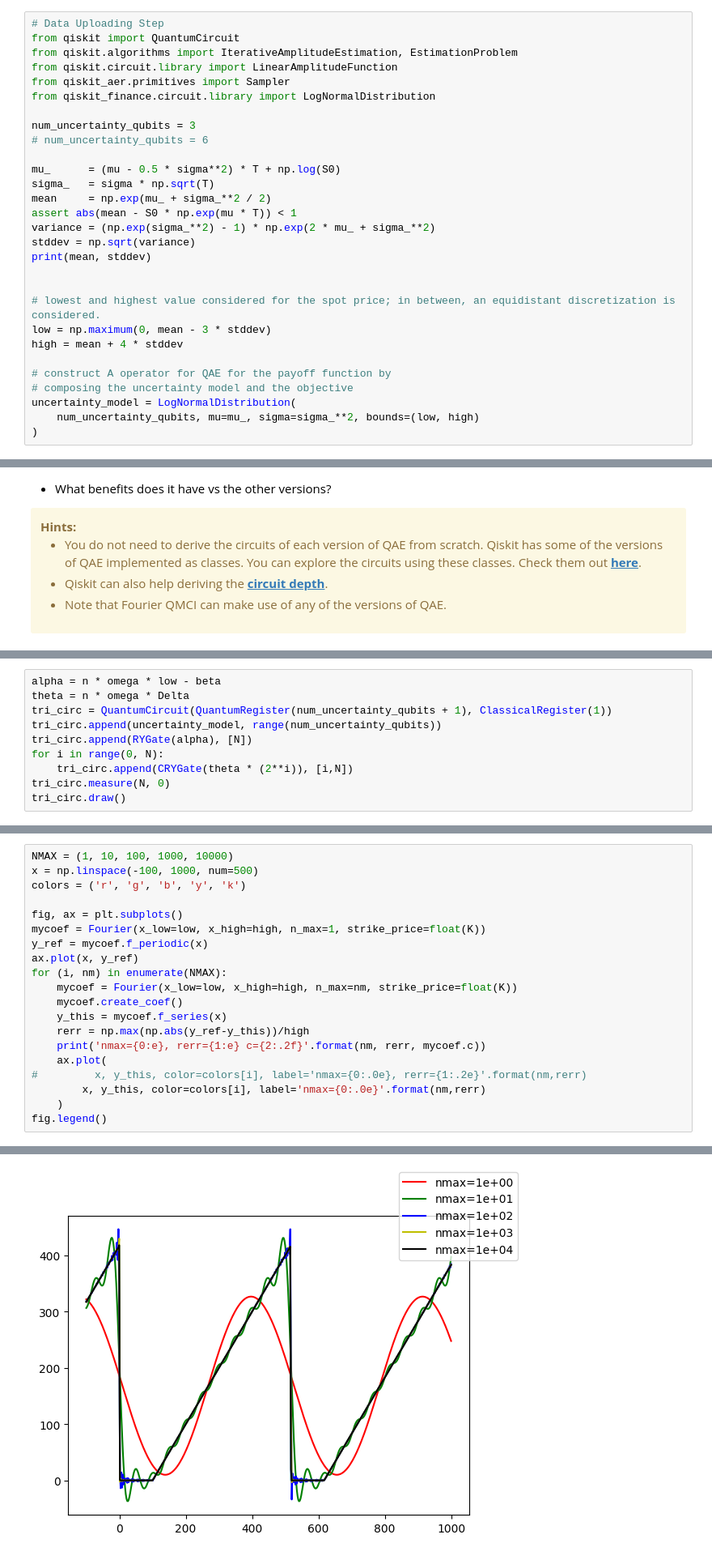
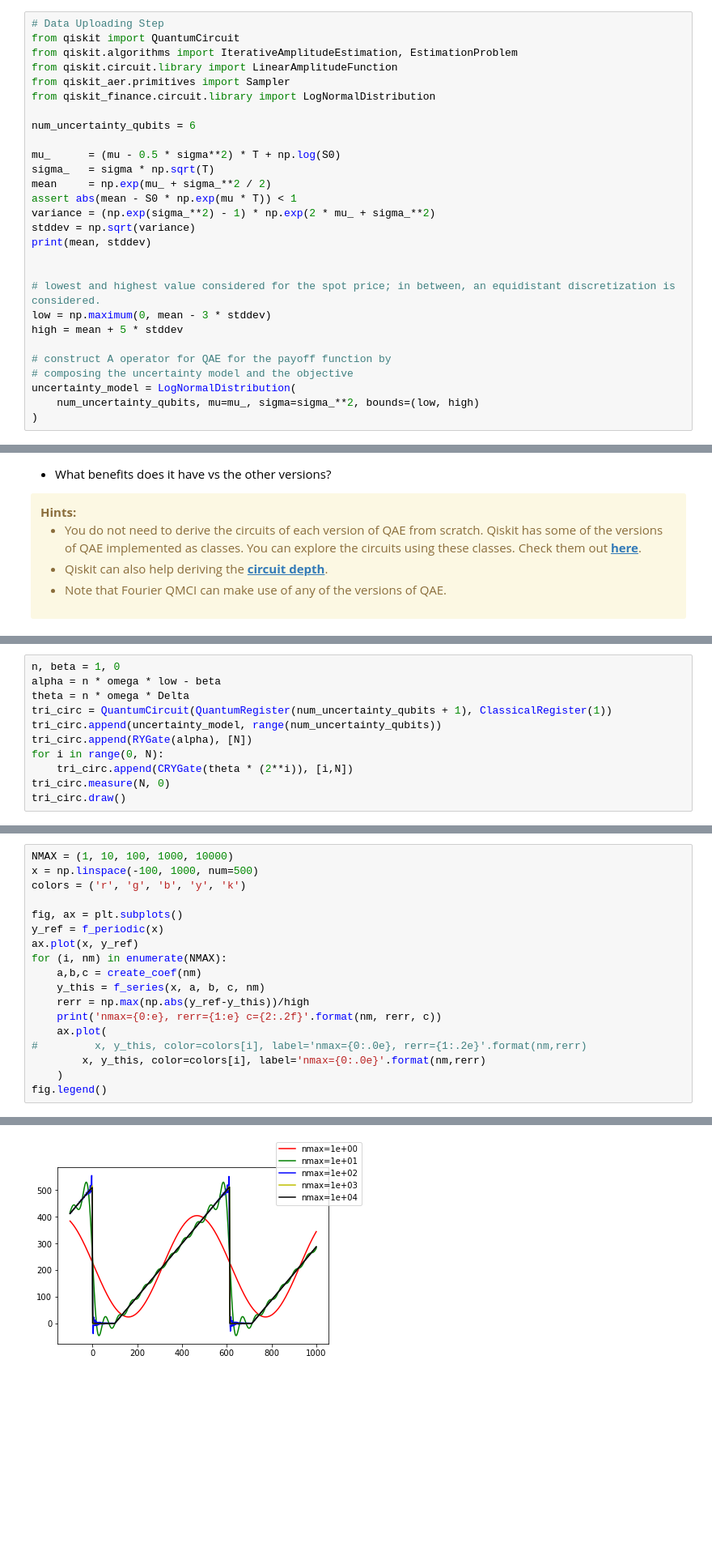
Before and after one commit to gongaa/QuantumEyeMoody, a Jupyter notebook: QECHackMoodys-challenge.ipynb, the cells around one changed output, grey strips where cells are left out. Shown: that part at 81% size. Drawn from its saved outputs; the diff is of its cells as text; blank space fills up the shorter version.

```diff
--- a/QECHackMoodys-challenge.ipynb
+++ b/QECHackMoodys-challenge.ipynb
@@ -268,8 +262,7 @@ from qiskit.circuit.library import LinearAmplitudeFunction
 from qiskit_aer.primitives import Sampler
 from qiskit_finance.circuit.library import LogNormalDistribution
 
-num_uncertainty_qubits = 3
-# num_uncertainty_qubits = 6
+num_uncertainty_qubits = 6
 
 mu_      = (mu - 0.5 * sigma**2) * T + np.log(S0)
 sigma_   = sigma * np.sqrt(T)
@@ -282,7 +275,7 @@ print(mean, stddev)
 
 # lowest and highest value considered for the spot price; in between, an equidistant discretization is considered.
 low = np.maximum(0, mean - 3 * stddev)
-high = mean + 4 * stddev
+high = mean + 5 * stddev
 
 # construct A operator for QAE for the payoff function by
 # composing the uncertainty model and the objective
@@ -394,4 +383,5 @@ print(exp_of_sin_exact(n))
 # %%
+n, beta = 1, 0
 alpha = n * omega * low - beta
 theta = n * omega * Delta
 tri_circ = QuantumCircuit(QuantumRegister(num_uncertainty_qubits + 1), ClassicalRegister(1))
@@ -489,15 +468,13 @@ x = np.linspace(-100, 1000, num=500)
 colors = ('r', 'g', 'b', 'y', 'k')
 
 fig, ax = plt.subplots()
-mycoef = Fourier(x_low=low, x_high=high, n_max=1, strike_price=float(K))
-y_ref = mycoef.f_periodic(x)
+y_ref = f_periodic(x)
 ax.plot(x, y_ref)
 for (i, nm) in enumerate(NMAX):
-    mycoef = Fourier(x_low=low, x_high=high, n_max=nm, strike_price=float(K))
-    mycoef.create_coef()
-    y_this = mycoef.f_series(x)
+    a,b,c = create_coef(nm)
+    y_this = f_series(x, a, b, c, nm)
     rerr = np.max(np.abs(y_ref-y_this))/high
-    print('nmax={0:e}, rerr={1:e} c={2:.2f}'.format(nm, rerr, mycoef.c))
+    print('nmax={0:e}, rerr={1:e} c={2:.2f}'.format(nm, rerr, c))
     ax.plot(
 #         x, y_this, color=colors[i], label='nmax={0:.0e}, rerr={1:.2e}'.format(nm,rerr)
         x, y_this, color=colors[i], label='nmax={0:.0e}'.format(nm,rerr)
@@ -512 +490 @@ nmax=1.000000e+04, rerr=3.870304e-02 c=168.26
-[figure, old version]
+[figure, new version]
```
Also changed, not shown: parts of 25 cells of this notebook, 3 other files.
